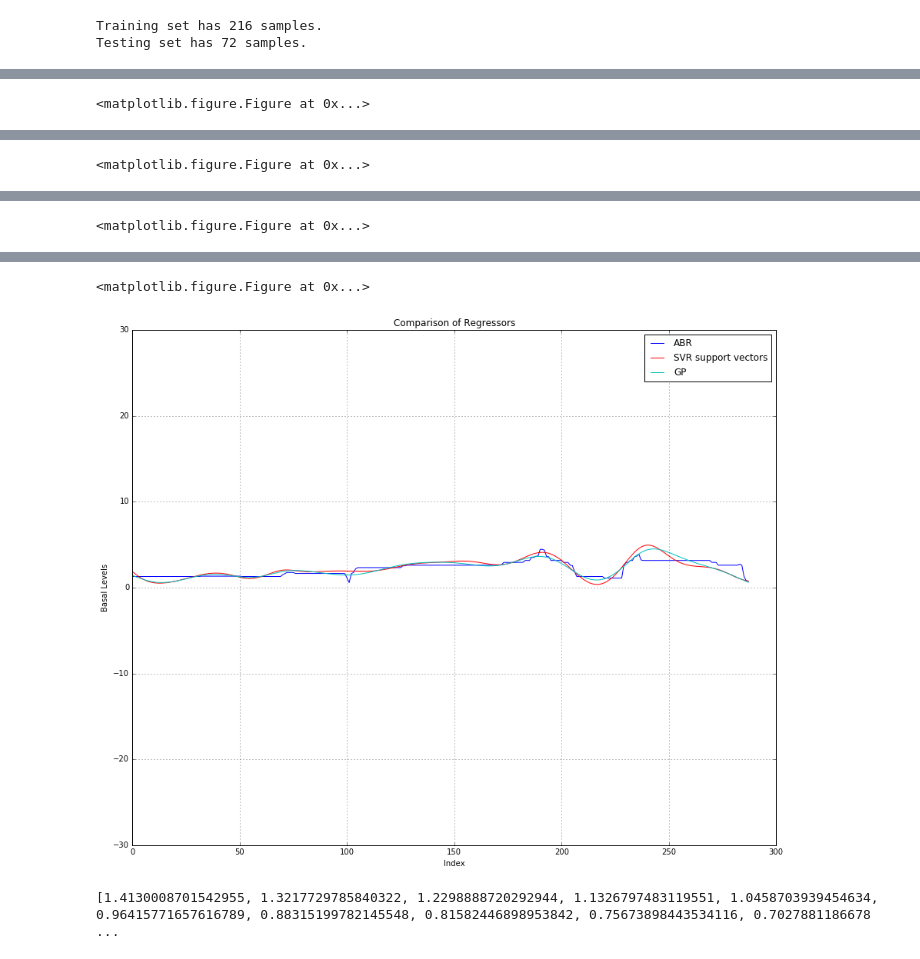
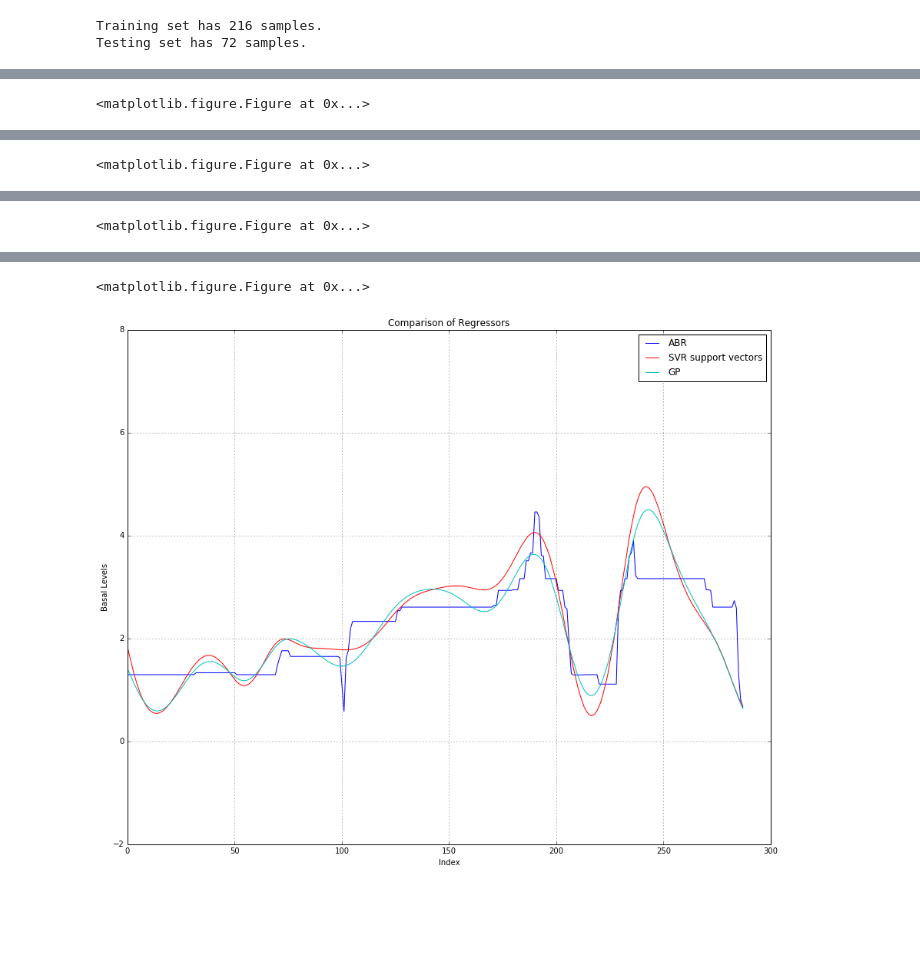
Before and after one commit to rbiven/ArtificialPanc, a Jupyter notebook: CapstoneDiabetes1.ipynb, the cells around one changed output, grey strips where cells are left out. Cells and saved outputs as stored; diff of their text form; code cells hidden in the pictures; blank space fills up the shorter version.

```diff
--- a/CapstoneDiabetes1.ipynb
+++ b/CapstoneDiabetes1.ipynb
@@ -367,7 +409,7 @@ from sklearn.gaussian_process.kernels import RBF, WhiteKernel
 
 # Initialize the three models
 clf_B = AdaBoostRegressor(DecisionTreeRegressor(max_depth=2),n_estimators=300, random_state=0)
-clf_C = svm.SVR(kernel='rbf', C=1e1, gamma=0.25)
+clf_C = svm.SVR(kernel='rbf', C=1e1, gamma=0.2)
 
 kernel = 1.0 * RBF(length_scale=50.0, length_scale_bounds=(1e-1, 1e2)) + WhiteKernel(noise_level=1e-5, noise_level_bounds=(1e-10, 1e+1))
 clf_D = GaussianProcessRegressor(kernel=kernel, alpha=0.0)
@@ -470,7 +565,7 @@ plt.plot(x_scat, y_pred2, c='b', label='ABR', zorder=2)
 plt.xlabel('Index')
 plt.ylabel('Basal Levels')
 plt.title('Regressors vs Data Points')
-plt.ylim([-30,30])
+plt.ylim([-20,20])
 plt.grid(True)
 plt.legend()
 
@@ -485,7 +580,7 @@ plt.plot(x_scat, y_pred3, c='r', label='SVR support vectors',zorder=2)
 plt.xlabel('Index')
 plt.ylabel('Basal Levels')
 plt.title('Regressors vs Data Points')
-plt.ylim([-30,30])
+plt.ylim([-20,20])
 plt.grid(True)
 plt.legend()
 
@@ -500,7 +595,7 @@ plt.plot(x_scat, y_pred4, c='c', label='GP',zorder=2)
 plt.xlabel('Index')
 plt.ylabel('Basal Levels')
 plt.title('Regressors vs Data Points')
-plt.ylim([-30,30])
+plt.ylim([-20,20])
 plt.grid(True)
 plt.legend()
 
@@ -517,7 +612,7 @@ plt.plot(x_scat, y_pred4, c='c', label='GP',zorder=2)
 plt.xlabel('Index')
 plt.ylabel('Basal Levels')
 plt.title('Comparison of Regressors')
-plt.ylim([-30,30])
+plt.ylim([-2,8])
 plt.grid(True)
 plt.legend()
 plt.show()
@@ -531,3 +626,2 @@ plt.show()
 <matplotlib.figure.Figure at 0x...>
-[figure, old version]
+[figure, new version]
-[1.4130008701542955, 1.3217729785840322, 1.2298888720292944, 1.1326797483119551, 1.0458703939454634, 0.96415771657616789, 0.88315199782145548, 0.81582446898953842, 0.75673898443534116, 0.7027881186678 ...
```
Also changed, not shown: parts of 62 cells of this notebook.
